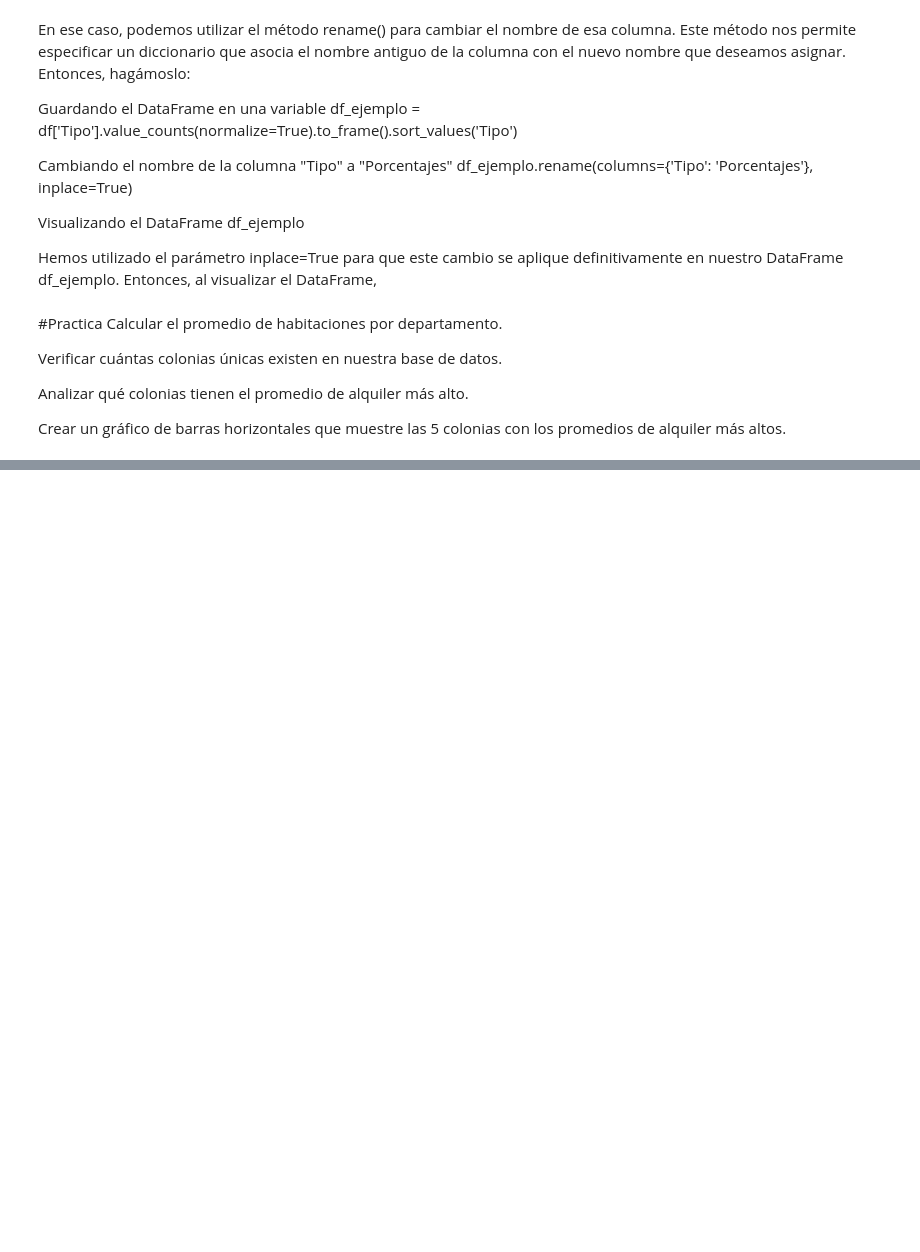
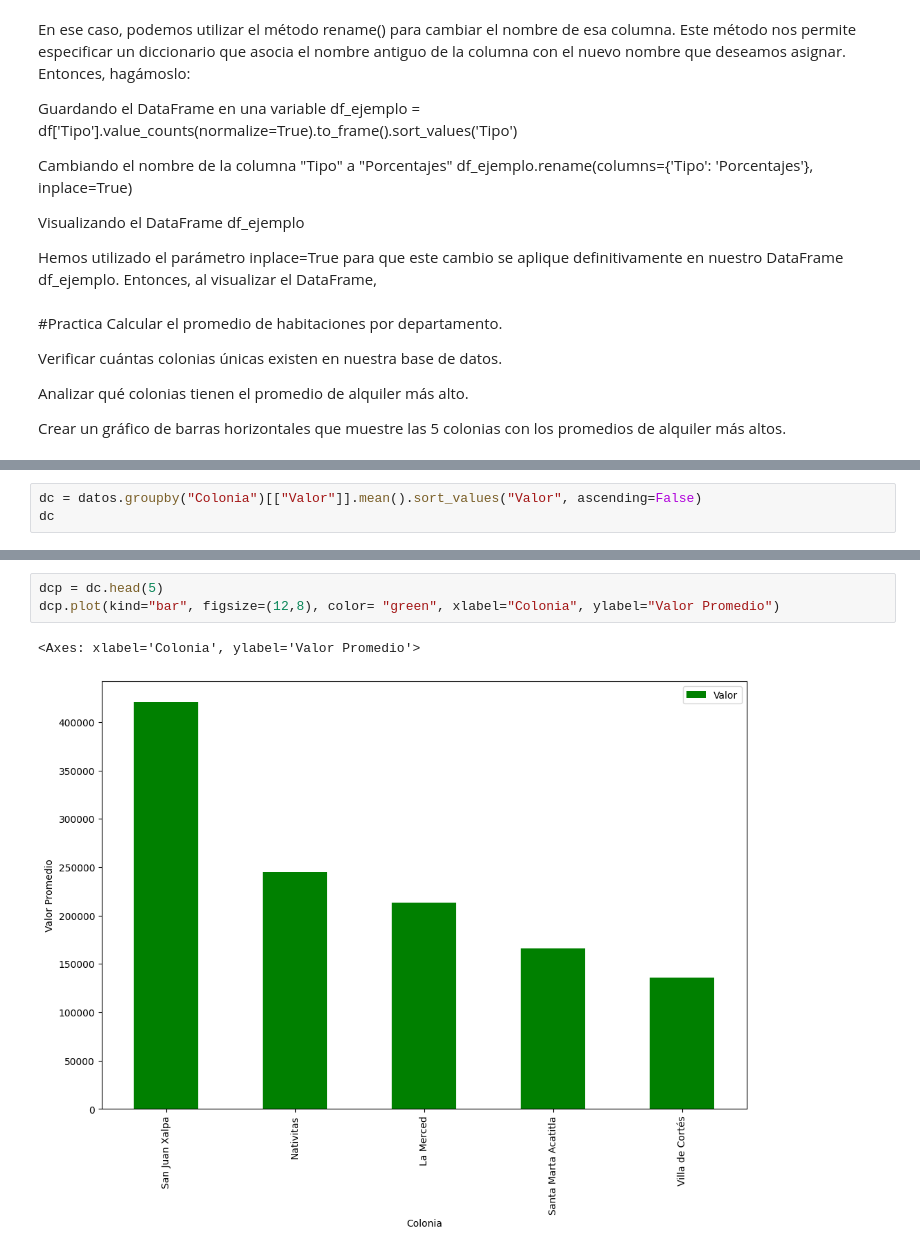
Before and after one commit to DarkLyng/Pandas, a Jupyter notebook: inmuebles_cdmx.ipynb, the cells around one changed output, grey strips where cells are left out. Drawn from its saved outputs; the diff is of its cells as text; blank space fills up the shorter version.

```diff
--- a/inmuebles_cdmx.ipynb
+++ b/inmuebles_cdmx.ipynb
@@ -548,0 +565,3 @@ Crear un gráfico de barras horizontales que muestre las 5 colonias con los prom
+# %%
+dc = datos.groupby("Colonia")[["Valor"]].mean().sort_values("Valor", ascending=False)
+dc
@@ -548,0 +583,6 @@ Crear un gráfico de barras horizontales que muestre las 5 colonias con los prom
+# %%
+dcp = dc.head(5)
+dcp.plot(kind="bar", figsize=(12,8), color= "green", xlabel="Colonia", ylabel="Valor Promedio")
+# %% [output]
+<Axes: xlabel='Colonia', ylabel='Valor Promedio'>
+[figure, added]
```
Also changed, not shown: parts of 7 cells of this notebook.
